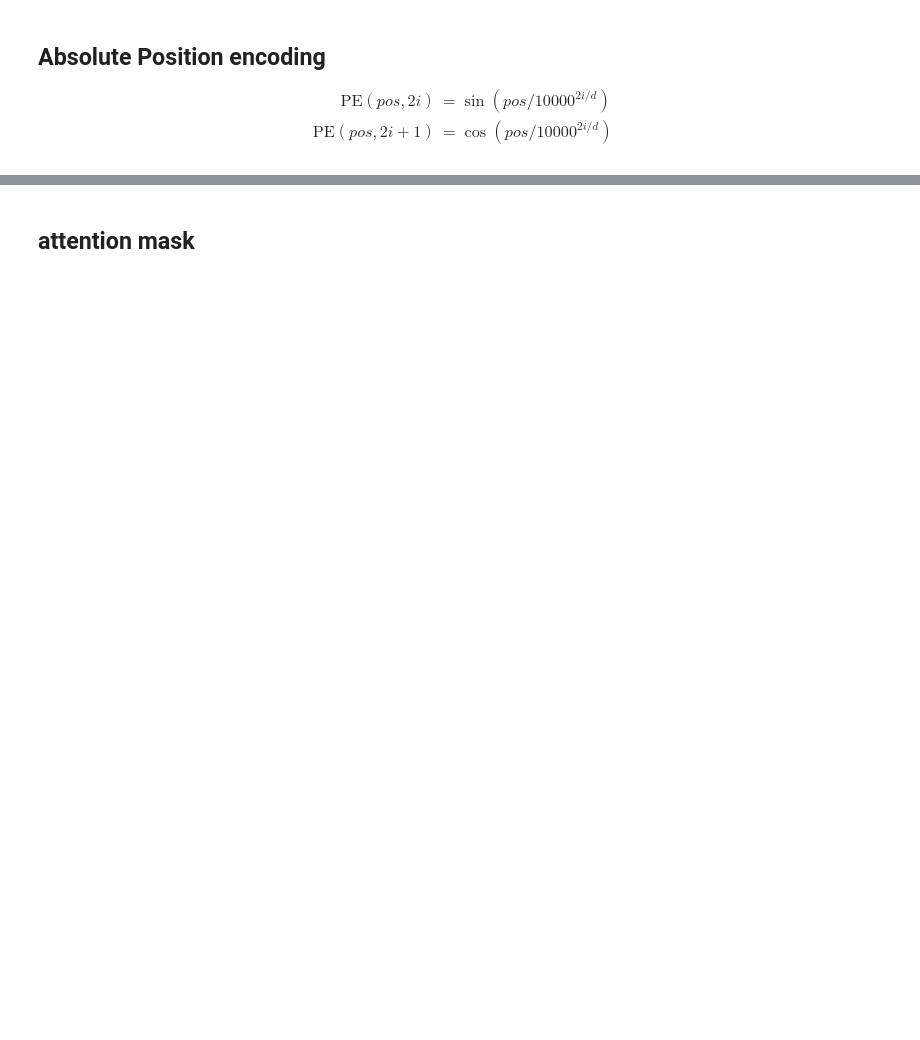
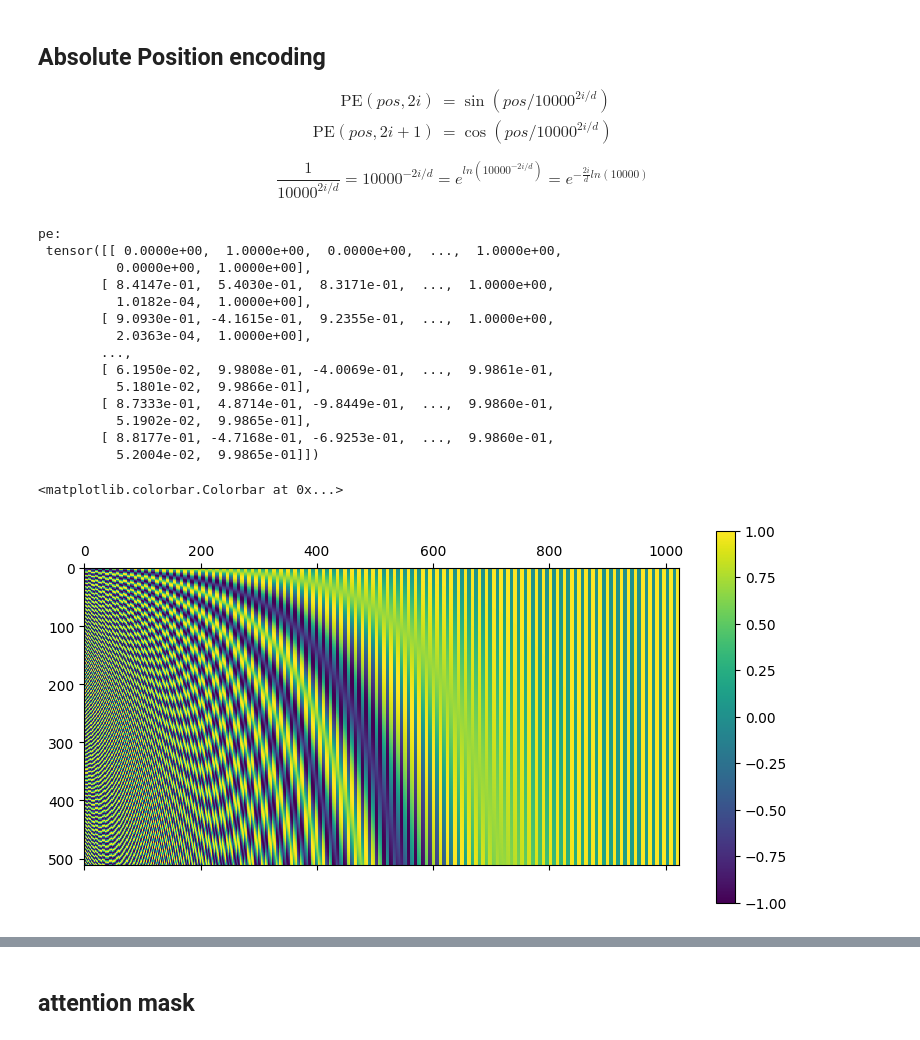
Before and after one commit to Wuqiqi123/nanollama, a Jupyter notebook: llama.ipynb, the cells around one changed output, grey strips where cells are left out. Saved outputs shown, nothing was run; the diff lists cells and outputs as text; code cells hidden in the pictures; blank space fills up the shorter version.

```diff
--- a/llama.ipynb
+++ b/llama.ipynb
@@ -7,3 +7,42 @@ $$
 \text{PE}(pos, 2i+1) &= \cos(pos / 10000^{2i/d})
 \end{align}
 $$
+
+
+$$
+\frac{1}{10000^{2i/d}} = 10000^{-2i/d} = e^{ln(10000^{-2i/d})} = e^{-\frac{2i}{d}ln(10000)}
+$$
+# %%
+import torch
+import math
+
+max_len = 512
+dim = 1024
+pe = torch.zeros(max_len, dim)
+position = torch.arange(0, max_len).unsqueeze(1).float()
+
+div_term = torch.exp(-(torch.arange(0, dim, 2, dtype=torch.float) / dim * (math.log(10000.0))))
+pe[:, 0::2] = torch.sin(position * div_term)
+pe[:, 1::2] = torch.cos(position * div_term)
+print("pe:\n", pe)
+
+import matplotlib.pyplot as plt
+cax = plt.matshow(pe)
+plt.gcf().colorbar(cax)
+# %% [output]
+pe:
+ tensor([[ 0.0000e+00,  1.0000e+00,  0.0000e+00,  ...,  1.0000e+00,
+          0.0000e+00,  1.0000e+00],
+        [ 8.4147e-01,  5.4030e-01,  8.3171e-01,  ...,  1.0000e+00,
+          1.0182e-04,  1.0000e+00],
+        [ 9.0930e-01, -4.1615e-01,  9.2355e-01,  ...,  1.0000e+00,
+          2.0363e-04,  1.0000e+00],
+        ...,
+        [ 6.1950e-02,  9.9808e-01, -4.0069e-01,  ...,  9.9861e-01,
+          5.1801e-02,  9.9866e-01],
+        [ 8.7333e-01,  4.8714e-01, -9.8449e-01,  ...,  9.9860e-01,
+          5.1902e-02,  9.9865e-01],
+        [ 8.8177e-01, -4.7168e-01, -6.9253e-01,  ...,  9.9860e-01,
+          5.2004e-02,  9.9865e-01]])
+<matplotlib.colorbar.Colorbar at 0x...>
+[figure, added]
```
Also changed, not shown: parts of 3 cells of this notebook.
